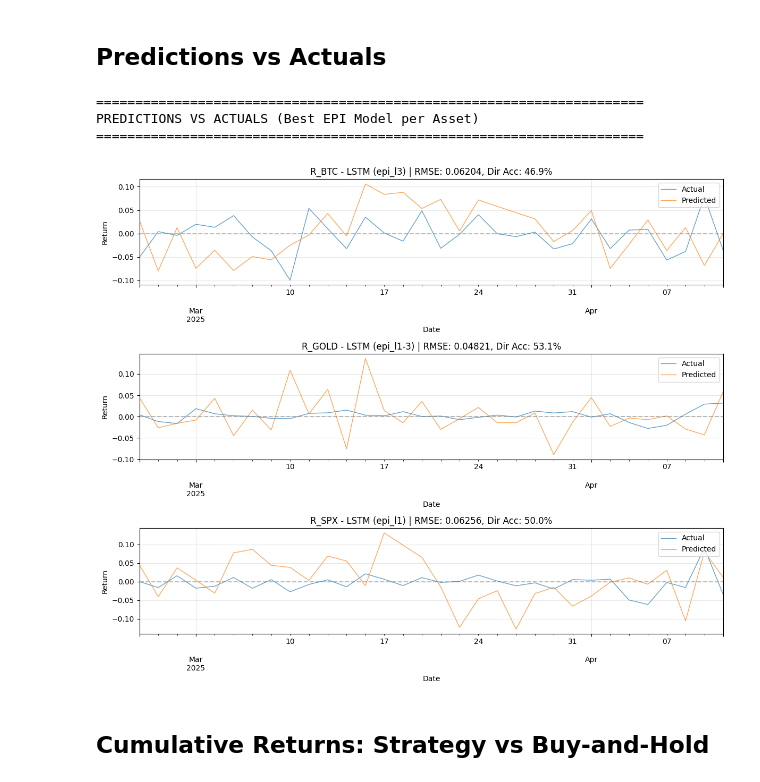
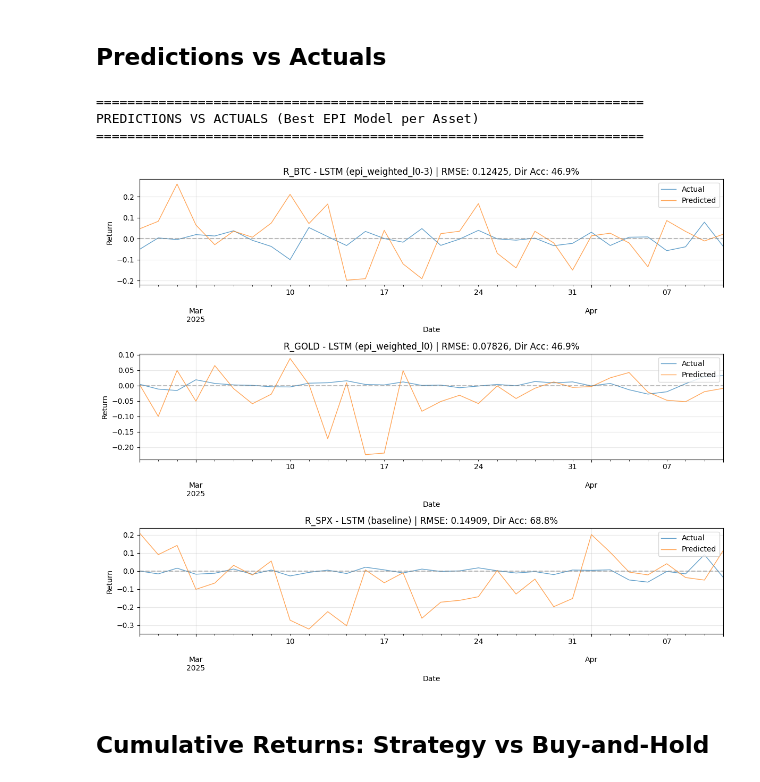
Before and after one commit to isom-ds/youtube-emotion-financial-modelling, a Jupyter notebook: 514_financial_lstm_mlx.ipynb, the cells around one changed output. Saved outputs shown, nothing was run; the diff lists cells and outputs as text; code cells hidden in the pictures.

Commit message:
update model with weighted epis

```diff
--- a/514_financial_lstm_mlx.ipynb
+++ b/514_financial_lstm_mlx.ipynb
@@ -689,6 +689,7 @@ def walk_forward_validation(
     num_layers: int = 2,
     dropout: float = 0.3,
     learning_rate: float = 5e-4,
+    weight_decay: float = 1e-3,  # Added weight_decay parameter
     epochs: int = 100,
     batch_size: int = 8,
     patience: int = 15,
@@ -764,10 +765,10 @@ def walk_forward_validation(
             hidden_size=hidden_size,
             num_layers=num_layers,
             dropout=dropout,
-            use_attention=True,
+            use_attention=False,      # Disable attention (simpler model)
             use_layer_norm=True,
         )
-        optimizer = AdamW(learning_rate=learning_rate, weight_decay=1e-3)
+        optimizer = AdamW(learning_rate=learning_rate, weight_decay=weight_decay)
 
         def loss_fn(model, xb, yb):
             return mx.mean((model(xb) - yb) ** 2)
@@ -1367,44 +1407,44 @@ print("=" * 70)
 
 fig, axes = plt.subplots(3, 1, figsize=(12, 10))
 
-# Best models from our analysis
+# Best models from our analysis (updated with per-asset tuning)
 best_models = {
-    'r_btc': 'epi_l3',
-    'r_gold': 'epi_l1-3',
-    'r_spx': 'epi_l1'
+    'r_btc': 'epi_weighted_l0-3',
+    'r_gold': 'epi_weighted_l0',
+    'r_spx': 'baseline'  # Baseline is best for SPX with tuned config
 }
 
 for idx, asset in enumerate(assets):
     best_model = best_models[asset]
     result = results[best_model][asset]  # results[model_type][asset]
 
     ax = axes[idx]
 
     # Get predictions and actuals from walk-forward results
     preds = result['predictions']
     actuals = result['actuals']
 
     # Plot actual vs predicted
     actuals.plot(ax=ax, label='Actual', alpha=0.7, linewidth=1)
     preds.plot(ax=ax, label='Predicted', alpha=0.7, linewidth=1)
 
     rmse = result['rmse']
     dir_acc = result['dir_acc']
 
     ax.set_title(f"{asset.upper()} - LSTM ({best_model}) | RMSE: {rmse:.5f}, Dir Acc: {dir_acc:.1f}%")
     ax.set_xlabel('Date')
     ax.set_ylabel('Return')
     ax.legend(loc='upper right')
     ax.axhline(y=0, color='gray', linestyle='--', alpha=0.5)
     ax.grid(True, alpha=0.3)
 
 plt.tight_layout()
 plt.show()
 # %% [output]
 ======================================================================
 PREDICTIONS VS ACTUALS (Best EPI Model per Asset)
 ======================================================================
-[figure, old version]
+[figure, new version]
 # %% [markdown]
 ## Cumulative Returns: Strategy vs Buy-and-Hold
 # %%
```
Also changed, not shown: parts of 7 cells of this notebook.
